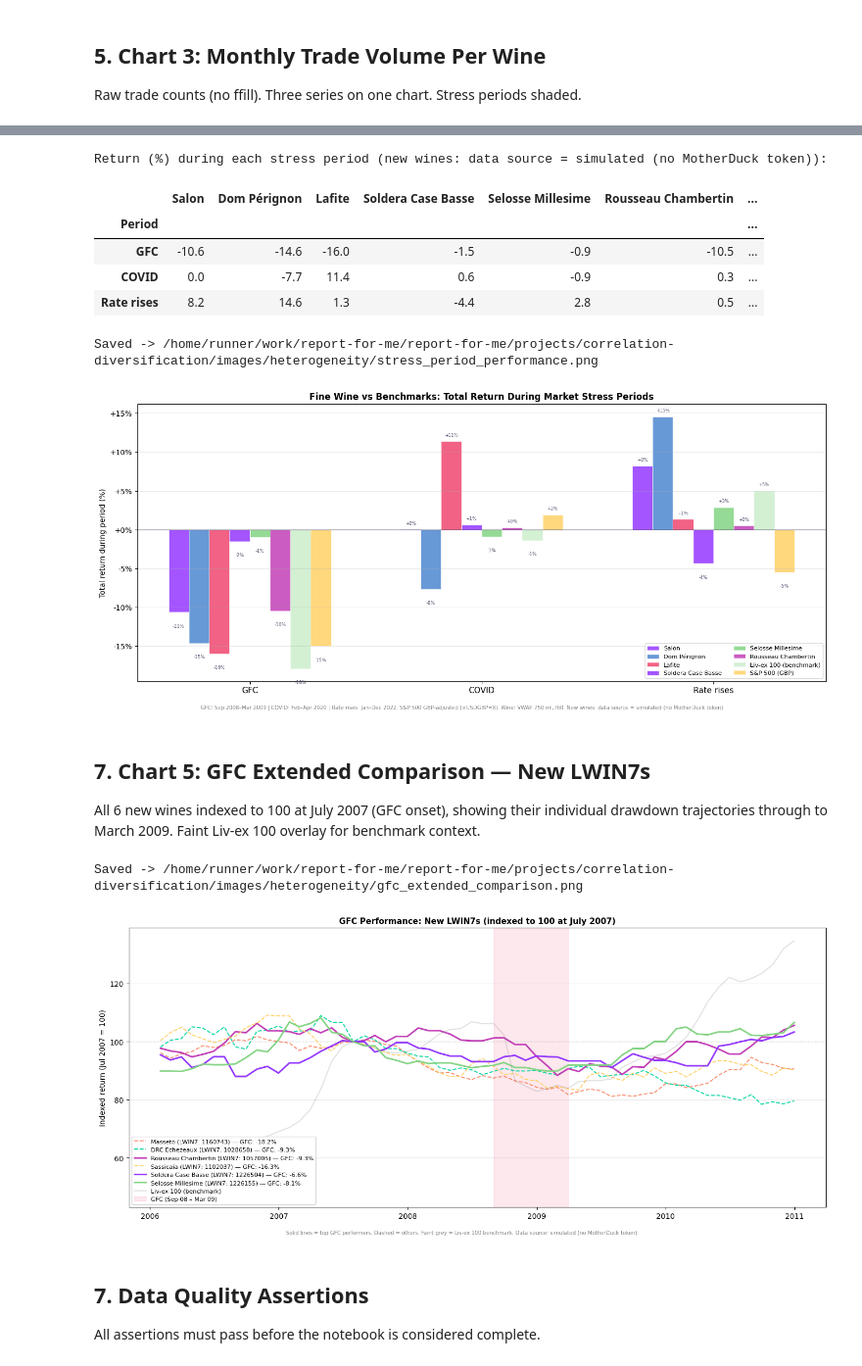
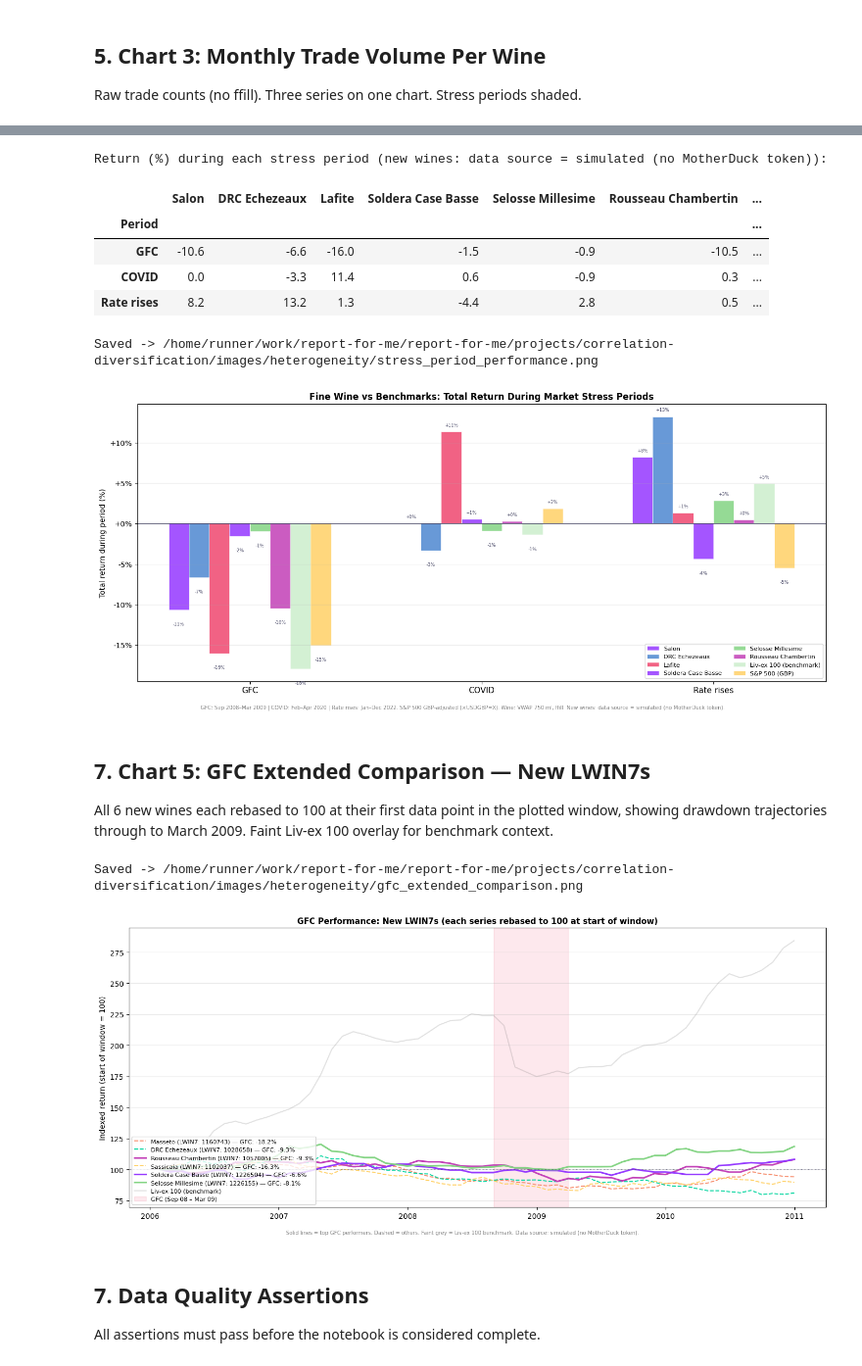
Before and after one commit to acdaniel864/report-for-me, a Jupyter notebook: projects/correlation-diversification/notebooks/04_heterogeneity_analysis.ipynb, the cells around one changed output, grey strips where cells are left out. Shown at 98% size. Cells and saved outputs as stored; diff of their text form; code cells hidden in the pictures.

```diff
--- a/projects/correlation-diversification/notebooks/04_heterogeneity_analysis.ipynb
+++ b/projects/correlation-diversification/notebooks/04_heterogeneity_analysis.ipynb
@@ -74,7 +74,7 @@ COMPARISON_PARQUET  = DATA_DIR / "comparison_assets_monthly.parquet"
 # ---------------------------------------------------------------------------
 WINE_LABELS = {
     "1807626": "Salon",
-    "1082656": "Dom Pérignon",
+    "1028658": "DRC Echezeaux",
     "1011872": "Lafite",
 }
 
@@ -93,7 +93,7 @@ WINEFI_COLOURS = [
 
 WINE_COLORS = {
     "Salon":        WINEFI_COLOURS[0],  # purple
-    "Dom Pérignon": WINEFI_COLOURS[4],  # blue
+    "DRC Echezeaux":  WINEFI_COLOURS[4],  # blue
     "Lafite":       WINEFI_COLOURS[5],  # red
 }
 LIVEX_COLOR  = WINEFI_COLOURS[1]  # mantis
@@ -192,7 +192,7 @@ wine_price_raw   = wine_price_raw[wine_price_raw.index >= CHART_START]
 wine_price_ffill = wine_price_ffill[wine_price_ffill.index >= CHART_START]
 wine_trades_wide = wine_trades_wide[wine_trades_wide.index >= CHART_START]
 
-wine_names_present = [w for w in ["Salon", "Dom Pérignon", "Lafite"] if w in wine_price_ffill.columns]
+wine_names_present = [w for w in ["Salon", "DRC Echezeaux", "Lafite"] if w in wine_price_ffill.columns]
 
 print(f"Price series (ffill) shape:  {wine_price_ffill.shape}")
 print(f"Trade count series shape:    {wine_trades_wide.shape}")
@@ -417,6 +417,7 @@ if _md_token:
             f"WHERE CAST(\"lwin7\" AS VARCHAR) IN ({_new_in}) "
             "AND CAST(\"trade_date\" AS DATE) >= '2000-01-01' "
             "AND CAST(\"bottle_size\" AS DOUBLE) = 750 "
+            "AND CAST(\"vintage\" AS INT) >= 1980 "
             "GROUP BY 1, 2 ORDER BY 1, 2"
         )
         new_wines_raw = _con_new.execute(_new_sql).df()
@@ -824,11 +825,11 @@ print("Return (%) during each stress period (new wines: data source = " + DATA_S
 display(stress_df.round(1))
 # %% [output]
 Return (%) during each stress period (new wines: data source = simulated (no MotherDuck token)):
-|  | Salon | Dom Pérignon | Lafite | Soldera Case Basse | Selosse Millesime | Rousseau Chambertin | ... |
+|  | Salon | DRC Echezeaux | Lafite | Soldera Case Basse | Selosse Millesime | Rousseau Chambertin | ... |
 | Period |  |  |  |  |  |  | ... |
-| GFC | -10.6 | -14.6 | -16.0 | -1.5 | -0.9 | -10.5 | ... |
-| COVID | 0.0 | -7.7 | 11.4 | 0.6 | -0.9 | 0.3 | ... |
-| Rate rises | 8.2 | 14.6 | 1.3 | -4.4 | 2.8 | 0.5 | ... |
+| GFC | -10.6 | -6.6 | -16.0 | -1.5 | -0.9 | -10.5 | ... |
+| COVID | 0.0 | -3.3 | 11.4 | 0.6 | -0.9 | 0.3 | ... |
+| Rate rises | 8.2 | 13.2 | 1.3 | -4.4 | 2.8 | 0.5 | ... |
 # %%
 all_cols  = list(stress_df.columns)
 n_assets  = len(all_cols)
@@ -896,15 +897,14 @@ print(f"Saved -> {out_path}")
 plt.show()
 # %% [output]
 Saved -> /home/runner/work/report-for-me/report-for-me/projects/correlation-diversification/images/heterogeneity/stress_period_performance.png
-[figure, old version]
+[figure, new version]
 # %% [markdown]
 ## 7. Chart 5: GFC Extended Comparison — New LWIN7s
 
-All 6 new wines indexed to 100 at July 2007 (GFC onset), showing their individual
-drawdown trajectories through to March 2009. Faint Liv-ex 100 overlay for benchmark context.
+All 6 new wines each rebased to 100 at their first data point in the plotted window,
+showing drawdown trajectories through to March 2009. Faint Liv-ex 100 overlay for benchmark context.
 # %%
 GFC_EXT_START  = pd.Timestamp("2006-01-01")
-GFC_EXT_BASE   = pd.Timestamp("2007-07-01")   # index to 100 at GFC onset
 GFC_EXT_END    = pd.Timestamp("2010-12-31")
 
 fig, ax = plt.subplots(figsize=(14, 6))
@@ -921,15 +921,11 @@ for lwin7, wine_name in NEW_LWIN7_LABELS.items():
     s = sub[(sub.index >= GFC_EXT_START) & (sub.index <= GFC_EXT_END)].dropna()
     if len(s) < 3:
         continue
-    # Rebase to 100 at GFC_EXT_BASE
-    _candidates = s[(s.index >= GFC_EXT_BASE) &
-                    (s.index <= GFC_EXT_BASE + pd.DateOffset(months=2))].dropna()
-    if _candidates.empty:
+    # Rebase to 100 at first non-null value in the plotted window
+    _first = s.dropna()
+    if _first.empty or _first.iloc[0] == 0:
         continue
-    _base = _candidates.iloc[0]
-    if _base == 0:
-        continue
-    s_idx = s / _base * 100
+    s_idx = s / _first.iloc[0] * 100
 
     _gfc_ret = new_gfc_perf.loc[new_gfc_perf["wine_name"] == wine_name, "gfc_return_pct"]
     _gfc_str = f"{_gfc_ret.iloc[0]:+.1f}%" if len(_gfc_ret) > 0 else "n/a"
@@ -945,44 +941,41 @@ _livex_ext = livex_100_monthly[
     (livex_100_monthly.index >= GFC_EXT_START) & (livex_100_monthly.index <= GFC_EXT_END)
 ].dropna()
 if len(_livex_ext) > 0:
-    _livex_base = _livex_ext[
-        (_livex_ext.index >= GFC_EXT_BASE) &
-        (_livex_ext.index <= GFC_EXT_BASE + pd.DateOffset(months=2))
-    ]
-    if len(_livex_base) > 0 and _livex_base.iloc[0] > 0:
-        _livex_ext_idx = _livex_ext / _livex_base.iloc[0] * 100
+    _livex_first = _livex_ext.dropna()
+    if len(_livex_first) > 0 and _livex_first.iloc[0] > 0:
+        _livex_ext_idx = _livex_ext / _livex_first.iloc[0] * 100
         ax.plot(_livex_ext_idx.index, _livex_ext_idx.values,
                 color="dimgray", linewidth=1.5, alpha=0.2, linestyle="-",
                 label="Liv-ex 100 (benchmark)")
 
 # GFC window shading
 ax.axvspan(GFC_START, GFC_END, alpha=0.12, color="#EF476F", zorder=0, label="GFC (Sep 08 \u2013 Mar 09)")
 ax.axhline(100, color=STRESS_SHADE, linewidth=0.7, linestyle=":")
 
 ax.xaxis.set_major_formatter(mdates.DateFormatter("%Y"))
-ax.set_ylabel("Indexed return (Jul 2007 = 100)", fontsize=10)
+ax.set_ylabel("Indexed return (start of window = 100)", fontsize=10)
 ax.set_title(
-    "GFC Performance: New LWIN7s (indexed to 100 at July 2007)",
+    "GFC Performance: New LWIN7s (each series rebased to 100 at start of window)",
     fontsize=11, fontweight="bold",
 )
 ax.legend(fontsize=8, loc="lower left")
 ax.grid(axis="y", alpha=0.3)
 fig.text(
     0.5, -0.02,
     "Solid lines = top GFC performers. Dashed = others. "
     "Faint grey = Liv-ex 100 benchmark. "
     "Data source: " + DATA_SOURCE + ".",
     ha="center", fontsize=7, color="gray",
 )
 plt.tight_layout()
 
 out_path = IMAGES_DIR / "gfc_extended_comparison.png"
 fig.savefig(out_path, dpi=150, bbox_inches="tight")
 print(f"Saved -> {out_path}")
 plt.show()
 # %% [output]
 Saved -> /home/runner/work/report-for-me/report-for-me/projects/correlation-diversification/images/heterogeneity/gfc_extended_comparison.png
-[figure, old version]
+[figure, new version]
 # %% [markdown]
 ## 7. Data Quality Assertions
 
```
Also changed, not shown: parts of 8 cells of this notebook, 8 other files.
